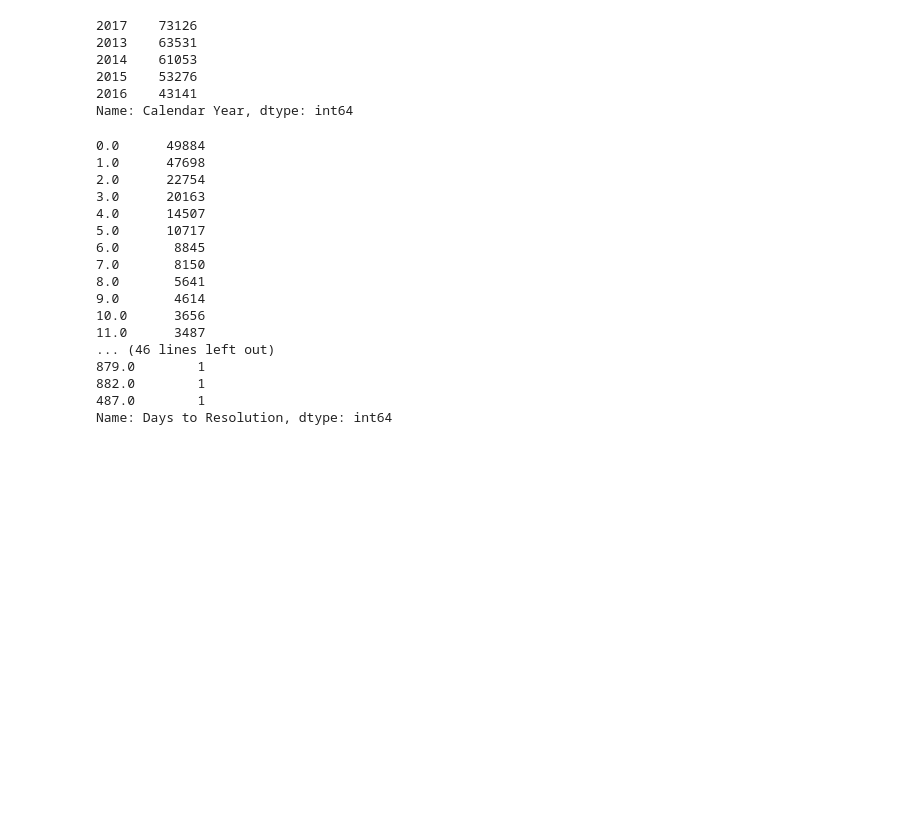
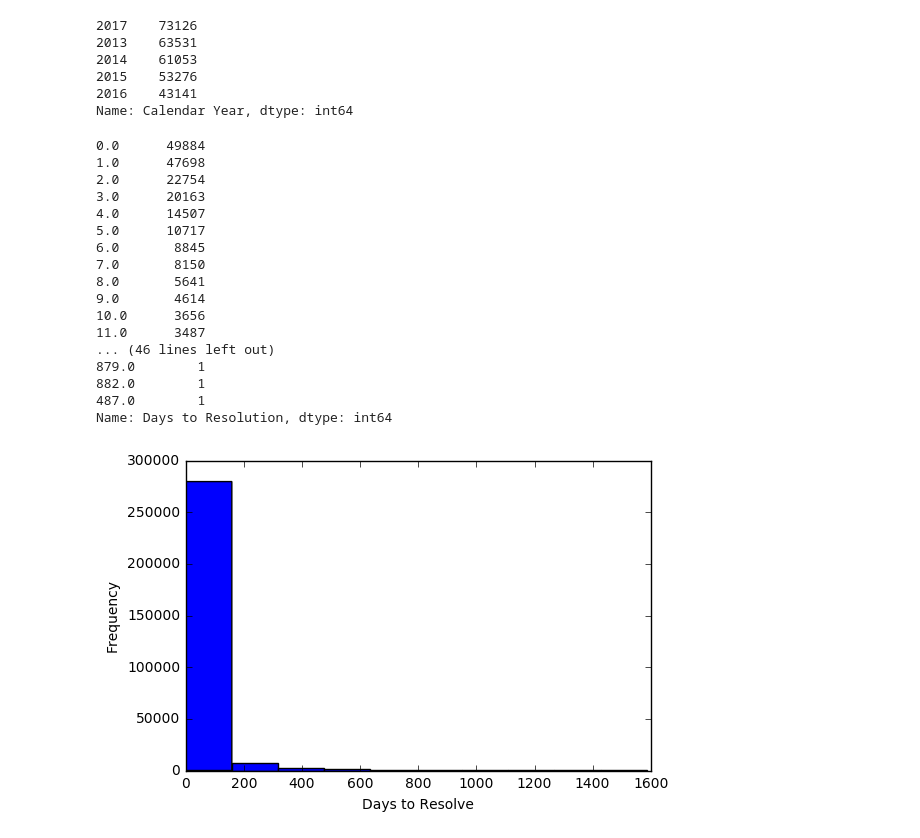
Before and after one commit to k----n/yeg311DataMining, a Jupyter notebook: dataExploration[01].ipynb, the cells around one changed output. Cells and saved outputs as stored; diff of their text form; code cells hidden in the pictures; blank space fills up the shorter version.

```diff
--- a/dataExploration[01].ipynb
+++ b/dataExploration[01].ipynb
@@ -217,6 +265,7 @@ for x in unknown_single:
             polygon = shape(feature['geometry'])
             if polygon.contains(point):
                 name = feature['properties']['name'].upper()
+                nmap[x] = feature['properties']['name'].upper()
                 print(name)
                 break
 
@@ -320 +373,25 @@ WARD 12     9166
 Name: Ward, dtype: int64
+# %%
+# ward boundaries changed recently need to make them consistent with lat/long
+# code from: http://www.mhermans.net/geojson-shapely-geocoding.html
+import json
+from shapely.geometry import shape, Point
+
+# load GeoJSON file containing sectors
+with open('data/ward_boundaries.geojson') as f:
+    js = json.load(f)
+
+for index,row in df.iterrows():
+    # construct point based on lon/lat returned by geocoder
+    point = Point(row['Long'], row['Lat'])
+
+    name = "LOL_blank"
+    # check each polygon to see if it contains the point
+    for feature in js['features']:
+        polygon = shape(feature['geometry'])
+        print(polygon)
+        if polygon.contains(point):
+            name = feature['properties']['name'].upper()
+            if row['Ward'] != name:
+                df.set_value(index, 'Ward',name)
+            break
@@ -399,3 +507,7 @@ Web Form             10451
 Posse Auto            8514
 Mobile App Agent      6661
 Name: Ticket Source, dtype: int64
+# %%
+df.loc[df['Ticket Source']=='Mobile App Auto','Ticket Source'] = 'MobileApp'
+df.loc[df['Ticket Source']=='Mobile App Agent','Ticket Source'] = 'MobileApp'
+df['Ticket Source'].value_counts()
@@ -449,4 +568,12 @@ df['Month Created'] = df['Date Created'].dt.month
 df['Month Closed'] = df['Date Closed'].dt.month
 
 # Insert column for Calendar Year ticket was Closed
-df['Calendar Year Closed'] = df['Date Closed'].dt.year
+#df['Calendar Year Closed'] = df['Date Closed'].dt.year
+# %%
+import matplotlib.pyplot as plt
+
+df['Days to Resolution'].plot.hist()
+plt.xlabel("Days to Resolve")
+plt.show()
+# %% [output]
+[figure, added]
```
Also changed, not shown: parts of 17 cells of this notebook, 45 other files.
